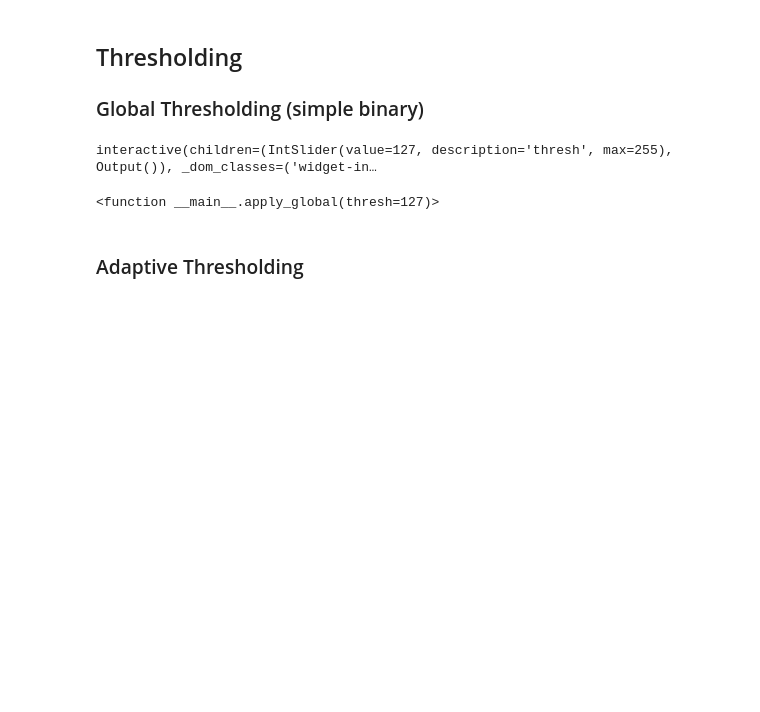
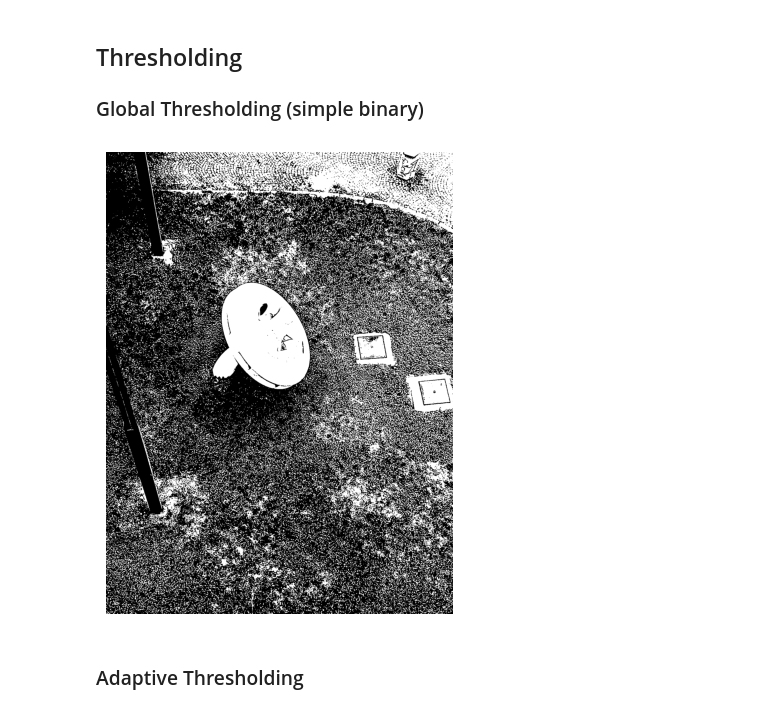
Before and after one commit to CVUT-FS-12110/Machine-Perception-and-Image-Analysis, a Jupyter notebook: src/thresholding_&_contours/thresholding_&_contours.ipynb, the cells around one changed output. Cells and saved outputs as stored; diff of their text form; code cells hidden in the pictures; blank space fills up the shorter version.

Commit message:
fix in thresholding notebook

```diff
--- a/src/thresholding_&_contours/thresholding_&_contours.ipynb
+++ b/src/thresholding_&_contours/thresholding_&_contours.ipynb
@@ -37,17 +35,13 @@ plt.show()
 # %%
 gray = cv.cvtColor(img, cv.COLOR_RGB2GRAY)
 
-def apply_global(thresh=127):
-    _, th = cv.threshold(gray, thresh, 255, cv.THRESH_BINARY)
-    plt.figure(figsize=(6,6))
-    plt.imshow(th, cmap="gray")
-    plt.axis("off")
-    plt.show()
-
-interact(apply_global, thresh=widgets.IntSlider(min=0, max=255, step=1, value=127))
+_, th = cv.threshold(gray, 127, 255, cv.THRESH_BINARY)
+plt.figure(figsize=(6,6))
+plt.imshow(th, cmap="gray")
+plt.axis("off")
+plt.show()
 # %% [output]
-interactive(children=(IntSlider(value=127, description='thresh', max=255), Output()), _dom_classes=('widget-in…
-<function __main__.apply_global(thresh=127)>
+[figure, added]
 # %% [markdown]
 ### Adaptive Thresholding
 # %%
```
Also changed, not shown: parts of 3 cells of this notebook.
